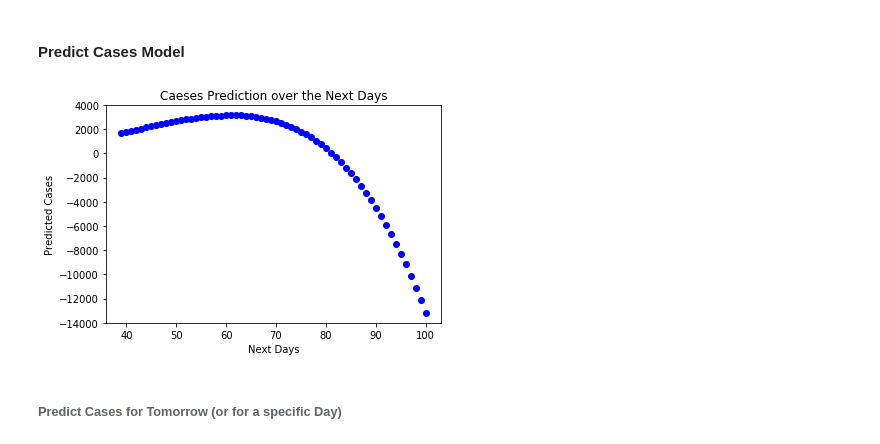
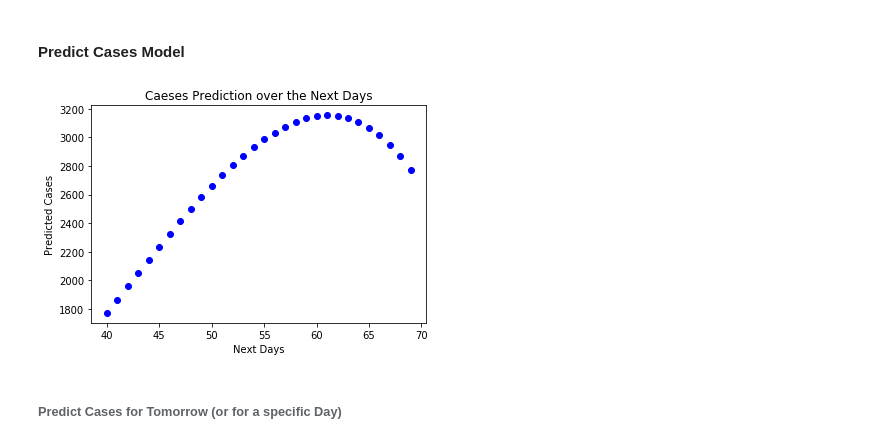
Before and after one commit to mastavralis/dm-covid-19-greece, a Jupyter notebook: main.ipynb, the cells around one changed output. Drawn from its saved outputs; the diff is of its cells as text; code cells hidden in the pictures.

```diff
--- a/main.ipynb
+++ b/main.ipynb
@@ -204,27 +204,27 @@ plt.show()
 # %% [markdown]
 #### Predict Cases Model
 # %%
-days = np.arange(39, 101)
-
+current_day = len(country_df)
+days = np.arange(current_day, 70)
 pred = []
 next_days = []
 
 for i in days:
     next_days.append( lin2.predict(poly.fit_transform([[i]])) )
 
 
 X = days
 y = next_days
 
 # Visualising the Polynomial Regression results
 plt.scatter(X, y, color = 'blue')
 
 plt.title('Caeses Prediction over the Next Days')
 plt.xlabel('Next Days')
 plt.ylabel('Predicted Cases')
 plt.show()
 # %% [output]
-[figure, old version]
+[figure, new version]
 # %% [markdown]
 ###### Predict Cases for Tomorrow (or for a specific Day)
 # %%
```
Also changed, not shown: parts of 1 cell of this notebook, 3 other files.
